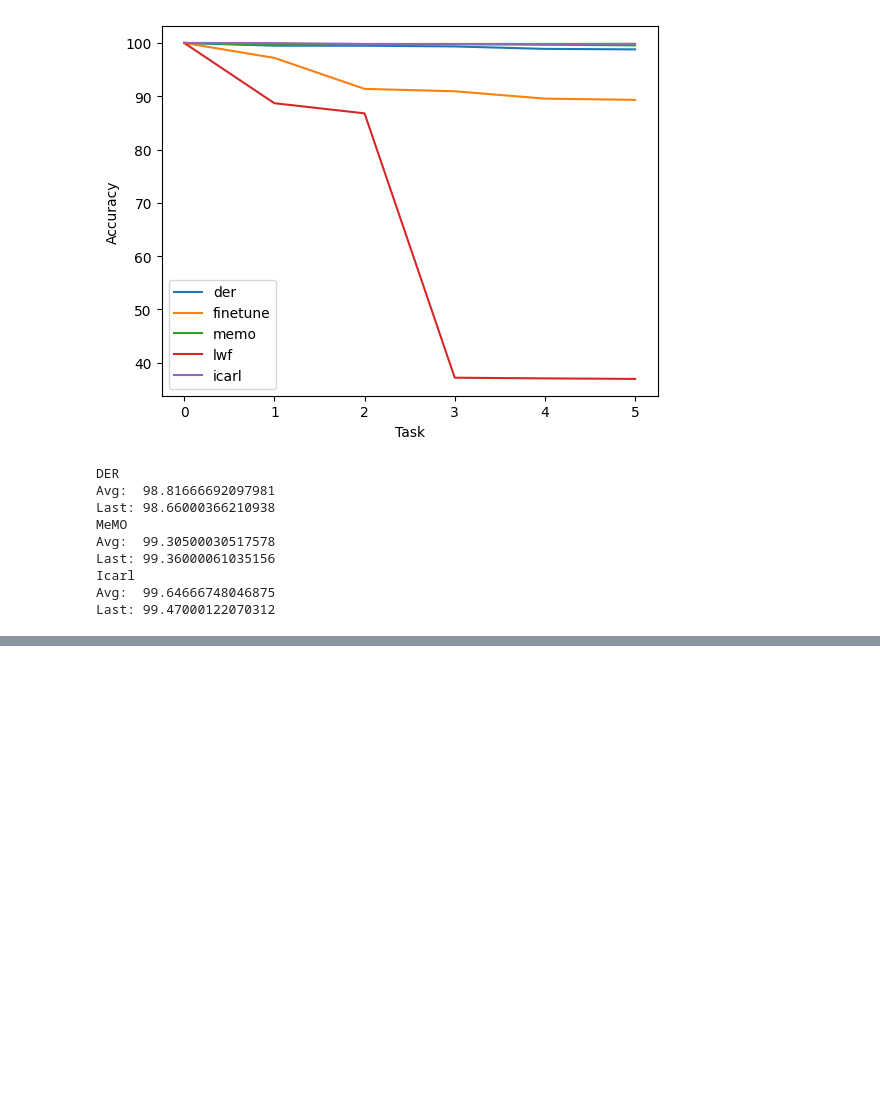
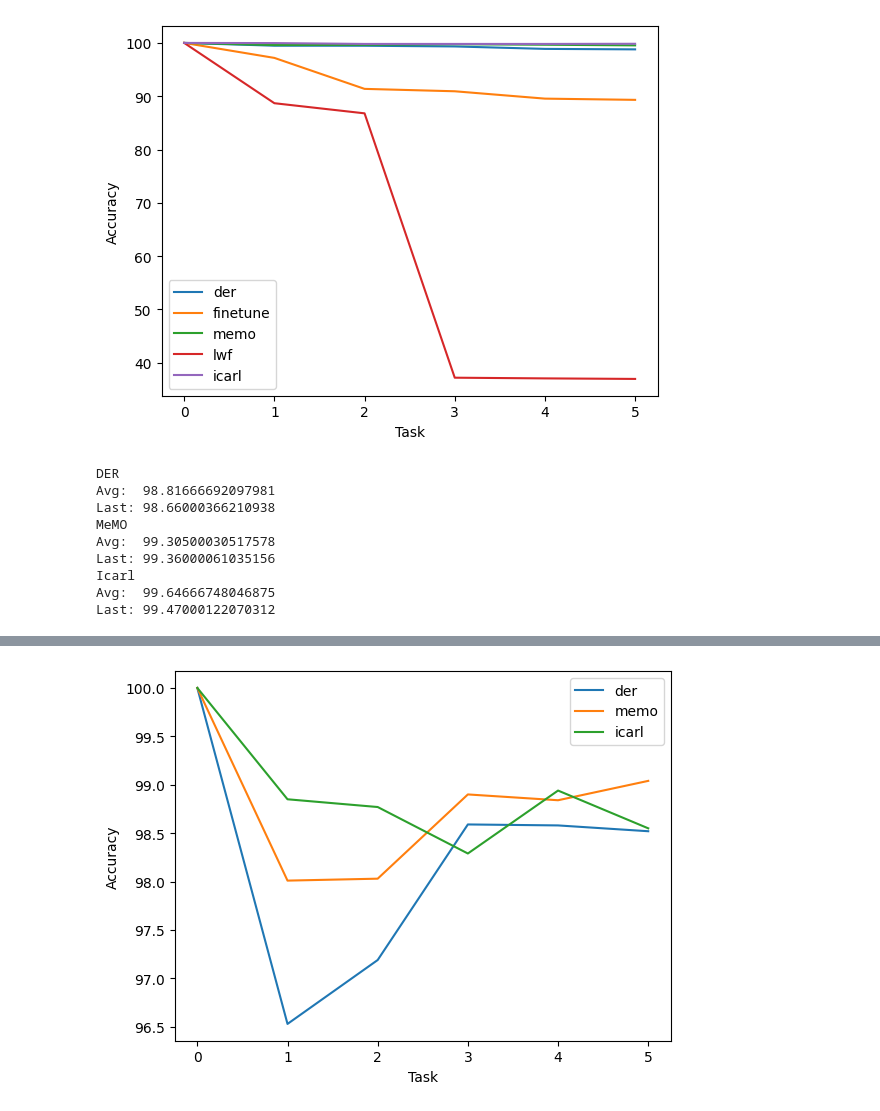
Before and after one commit to NguyenQuangMinh0504/CIL_NIDS, a Jupyter notebook: Code/PythonCode/CIL/results/kdd99_plot.ipynb, the cells around one changed output, grey strips where cells are left out. Cells and saved outputs as stored; diff of their text form; code cells hidden in the pictures; blank space fills up the shorter version.

```diff
--- a/Code/PythonCode/CIL/results/kdd99_plot.ipynb
+++ b/Code/PythonCode/CIL/results/kdd99_plot.ipynb
@@ -85,0 +96,17 @@ Last: 99.47000122070312
+# %%
+# kdd99 plot 500
+kdd_der = json.load(open("./kdd99_der_500_kdd_ann_128_Accuracy_curve.json"))
+kdd_der = [i[2] for i in kdd_der]
+kdd_memo = json.load(open("./kdd99_memo_500_kdd_memo_ann_128_Accuracy_curve.json"))
+kdd_memo = [i[2] for i in kdd_memo]
+kdd_icarl = json.load(open("./kdd99_icarl_500_kdd_ann_128_Accuracy_curve.json"))
+kdd_icarl = [i[2] for i in kdd_icarl]
+print("DER")
+print("Avg: ", np.mean(kdd_der))
+print("Last:", kdd_der[-1])
+print("MeMO")
+print("Avg: ", np.mean(kdd_memo))
+print("Last:", kdd_memo[-1])
+print("Icarl")
+print("Avg: ", np.mean(kdd_icarl))
+print("Last:", kdd_icarl[-1])
@@ -85,0 +123,10 @@ Last: 99.47000122070312
+# %%
+plt.plot(kdd_der, label="der")
+plt.plot(kdd_memo, label="memo")
+plt.plot(kdd_icarl, label="icarl")
+plt.legend()
+plt.xlabel("Task")
+plt.ylabel("Accuracy")
+plt.savefig("kdd_accy_500.png")
+# %% [output]
+[figure, added]
```
Also changed, not shown: parts of 2 cells of this notebook, 6 other files.
